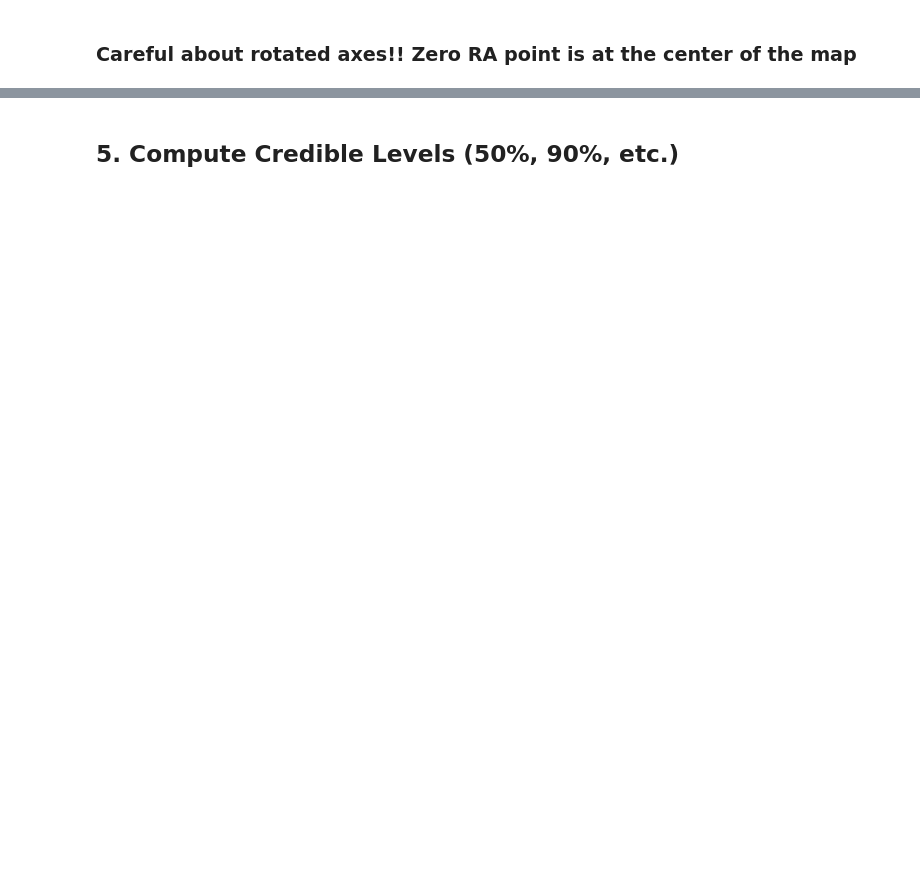
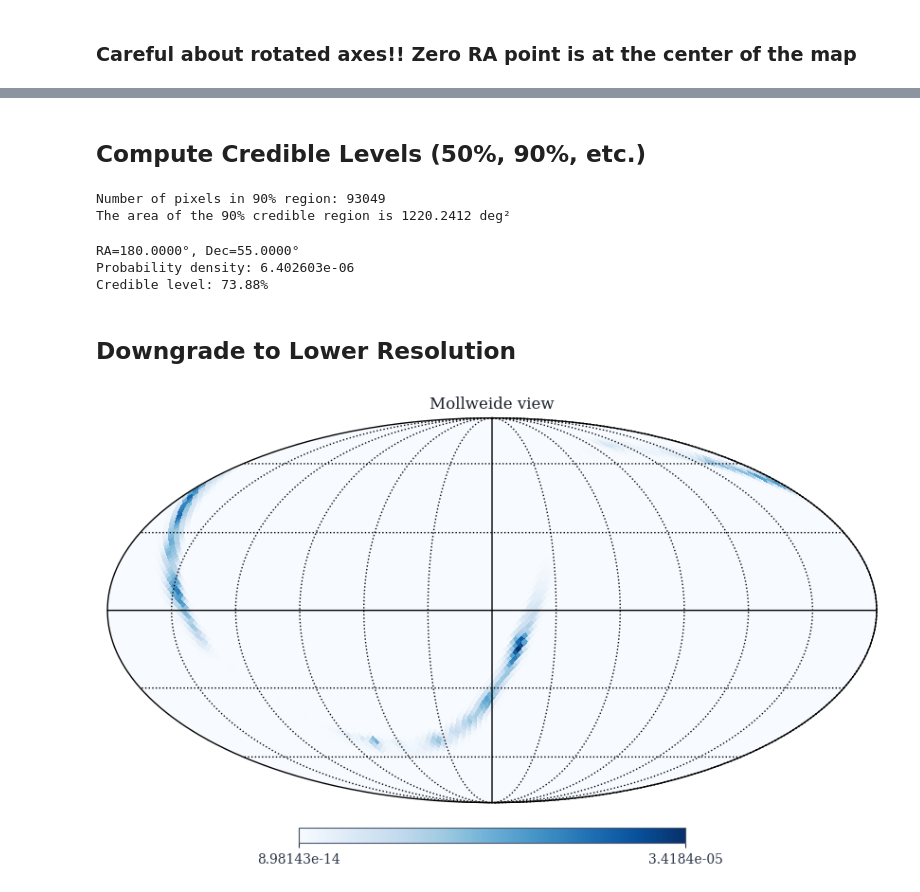
Before and after one commit to AndreaCozzumbo/acme_tutorials, a Jupyter notebook: alerts/skymaps_1_intro.ipynb, the cells around one changed output, grey strips where cells are left out. Drawn from its saved outputs; the diff is of its cells as text; code cells hidden in the pictures; blank space fills up the shorter version.

```diff
--- a/alerts/skymaps_1_intro.ipynb
+++ b/alerts/skymaps_1_intro.ipynb
@@ -142,2 +151,77 @@ print(f"RA, Dec = {ra_deg:.4f}°, {dec_deg:.4f}°")
-# %% [markdown]
-## 5. Compute Credible Levels (50%, 90%, etc.)
+# %% [markdown]
+## Compute Credible Levels (50%, 90%, etc.)
+# %%
+# Sort pixels by probability density (descending)
+sorted_prob = np.sort(m)[::-1]
+
+# Cumulative probability
+cumsum = np.cumsum(sorted_prob)
+cumsum /= cumsum[-1]  # normalize to 1
+
+print(f"Number of pixels in 90% region: {np.count_nonzero(cumsum <= 0.90)}")
+print(f"The area of the 90% credible region is {np.count_nonzero(cumsum <= 0.90) * hp.nside2pixarea(nside, degrees=True):.4f} deg²")
+# %% [output]
+Number of pixels in 90% region: 93049
+The area of the 90% credible region is 1220.2412 deg²
+# %%
+def get_credible_level(ra, dec, skymap_data, nside):
+    """
+    Get the credible level for a given RA and Dec position.
+
+    Parameters:
+    ra: Right Ascension in degrees
+    dec: Declination in degrees
+    skymap_data: HEALPix probability map
+    nside: HEALPix nside parameter
+
+    Returns:
+    Credible level as a percentage
+    """
+    # Convert RA, Dec to theta, phi
+    theta_query = np.radians(90 - dec)
+    phi_query = np.radians(ra)
+
+    # Get pixel index
+    ipix_query = hp.ang2pix(nside, theta_query, phi_query)
+
+    # Get probability at this pixel
+    prob_at_pixel = skymap_data[ipix_query]
+
+    # Calculate credible level
+    sorted_prob_desc = np.sort(skymap_data)[::-1]
+    cumsum_prob = np.cumsum(sorted_prob_desc)
+    cumsum_prob /= cumsum_prob[-1]
+
+    # I ASSIGNED TO EACH PIXEL THE CREDIBLE LEVEL BASED ON ITS PROBABILITY DENSITY, AFTER SORTING
+
+    # Find where this probability falls in the sorted array
+    credible_level = cumsum_prob[sorted_prob_desc >= prob_at_pixel][-1] * 100
+
+    return credible_level, prob_at_pixel
+
+# Example usage: check the highest probability pixel
+ra_test = 180
+dec_test = 55
+cl, prob = get_credible_level(ra_test, dec_test, m, nside)
+print(f"RA={ra_test:.4f}°, Dec={dec_test:.4f}°")
+print(f"Probability density: {prob:.6e}")
+print(f"Credible level: {cl:.2f}%")
+# %% [output]
+RA=180.0000°, Dec=55.0000°
+Probability density: 6.402603e-06
+Credible level: 73.88%
+# %% [markdown]
+## Downgrade to Lower Resolution
+# %%
+# Configure matplotlib for transparent background
+import matplotlib
+matplotlib.rcParams['savefig.transparent'] = True
+
+nside_low = 32
+m_low = hp.ud_grade(m, nside_out=nside_low)  # averages probability density correctly
+
+hp.mollview(m_low,cmap='Blues')
+hp.graticule()
+plt.show()
+# %% [output]
+[figure, added]
```
Also changed, not shown: parts of 27 cells of this notebook, 1 other file.
